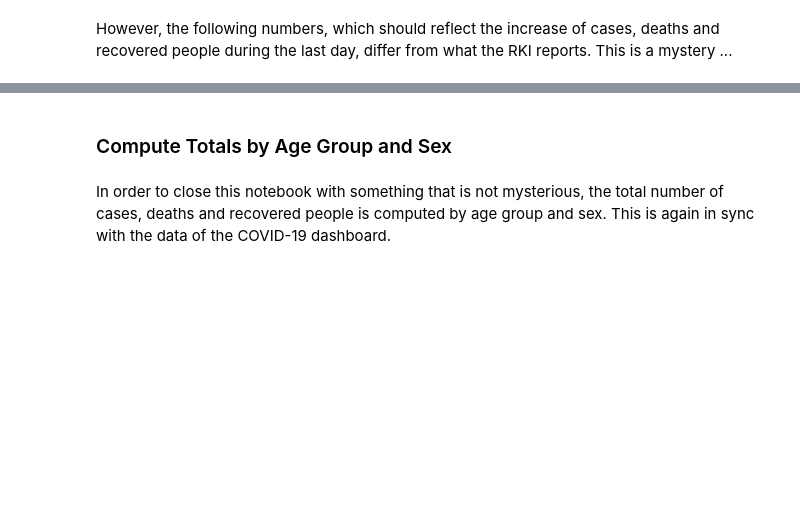
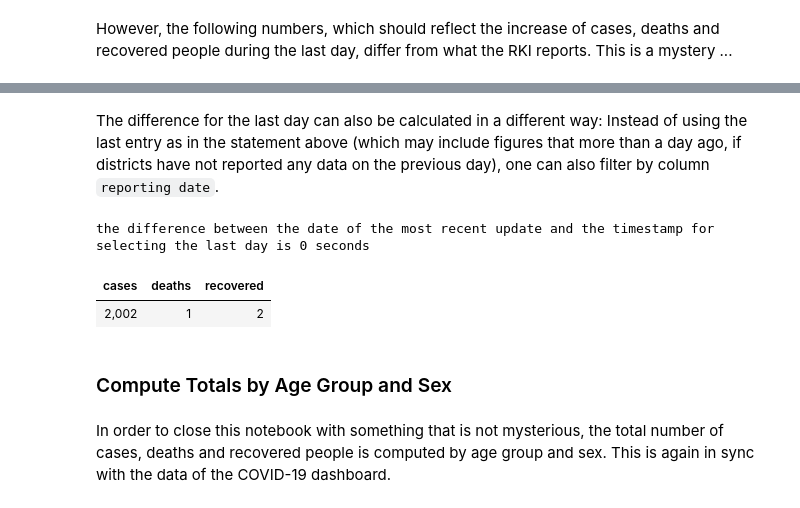
Before and after one commit to runbikeswim/RKI-COVID-15-Data-Sources-Analysis, a Jupyter notebook: RKI_COVID_Data_Comparison.ipynb, the cells around one changed output, grey strips where cells are left out. Cells and saved outputs as stored; diff of their text form; code cells hidden in the pictures; blank space fills up the shorter version.

Commit message:
added alternative way to compute last day's change

```diff
--- a/RKI_COVID_Data_Comparison.ipynb
+++ b/RKI_COVID_Data_Comparison.ipynb
@@ -398,3 +398,17 @@ RKI_GITHUB_COVID_INFECTIONS_WITHOUT_NEGATIVES.sort_values(by=columns).groupby(by
+# %% [markdown]
+The difference for the last day can also be calculated in a different way: Instead of using the last entry as in the statement above (which may include figures that
+more than a day ago, if districts have not reported any data on the previous day), one can also filter by column `reporting date`.
+# %%
+select_timestamp = pd.Timestamp(RKI_GITHUB_PUBLICATION_DATE.date() - dt.timedelta(days=1))
+print('the difference between the date of the most recent update and the timestamp for selecting the last day is ' \
+        + f'{(RKI_GITHUB_COVID_INFECTIONS_WITHOUT_NEGATIVES["reporting date"].max() - select_timestamp).total_seconds():.0f} seconds')
+
+RKI_GITHUB_COVID_INFECTIONS_WITHOUT_NEGATIVES.loc[RKI_GITHUB_COVID_INFECTIONS_WITHOUT_NEGATIVES["reporting date"] >= select_timestamp,
+                                                  ["cases", "deaths", "recovered"]].sum().to_frame().T.style.hide_index().format(FORMAT_MAPPER)
+# %% [output]
+the difference between the date of the most recent update and the timestamp for selecting the last day is 0 seconds
+| cases | deaths | recovered |
+| 2,002 | 1 | 2 |
 # %% [markdown]
 ### Compute Totals by Age Group and Sex
 # %% [markdown]
```
Also changed, not shown: parts of 9 cells of this notebook.
